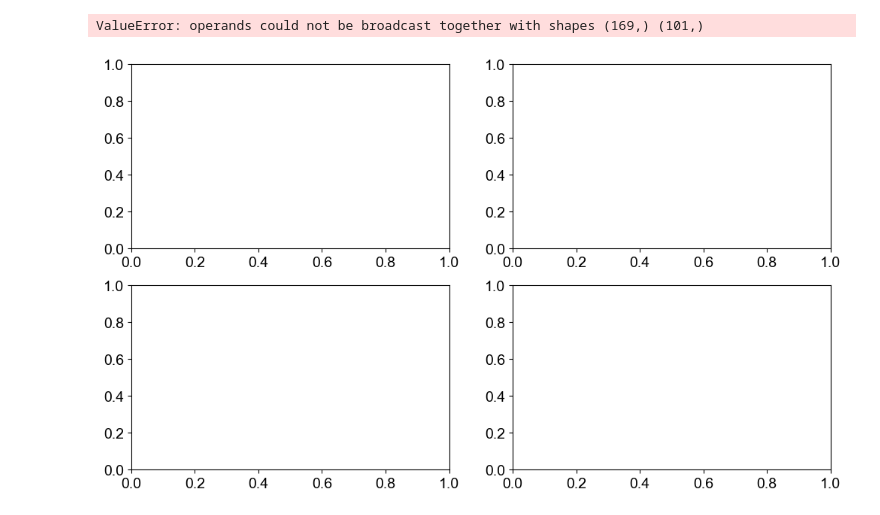
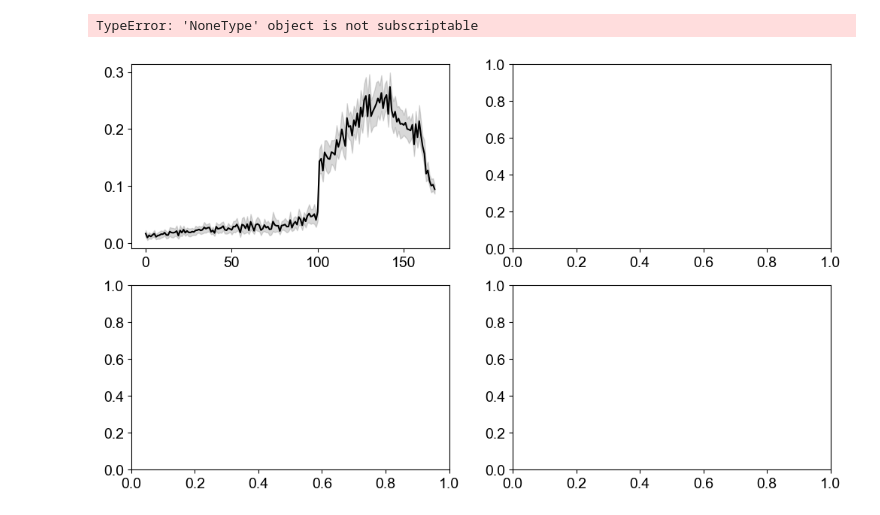
Before and after one commit to constanzabassi/GLM-analysis, a Jupyter notebook: run_glm_decoding_analysis.ipynb, the cells around one changed output. Drawn from its saved outputs; the diff is of its cells as text; code cells hidden in the pictures.

```diff
--- a/run_glm_decoding_analysis.ipynb
+++ b/run_glm_decoding_analysis.ipynb
@@ -9,7 +9,7 @@ from Plotter import Plotter as plotterfun
 # %%
 #initialize class
 # decoded_variables= {'sound_category', 'choice', 'photostim', 'outcome','shuffled/sound_category', 'shuffled/choice', 'shuffled/photostim', 'shuffled/outcome'}
-decoded_variables= { 'sound_category'}
+decoded_variables= { 'choice', 'outcome'}
 
 data_handler = datafun(decoded_variables=decoded_variables)  # Pass any initial data if needed
 # %%
@@ -24,7 +24,7 @@ datasets, mouse_dates_keys = data_handler.load_info(info_dir)
 #remove_indices = [0,1,2,3,4,5,6,7,8,9,10,11,12,13,14,15,16,17,18,19,20,21,22,23,24]
 #remove_indices = [0,2,3,6,8,9,10,11,12,13,15,16,18,19,20,21,22,23,24]
 #remove_indices = [0,2,3,4,5,6,7,8,9,10,11,12,13,14,15,16,17,18,19,20,21,22,23,24] #1
-remove_indices = [1,2,8,9,10,19,22]
+remove_indices = [0,1,2,8,9,10,11,19,22]
 
 # Remove indices from both lists
 datasets = [dat for i, dat in enumerate(datasets) if i not in remove_indices]
@@ -57,12 +55,12 @@ os.makedirs(save_results, exist_ok=True)
 
 model_type = 'GLM_3nmf_pre'
 #results_pre,results_pre_all = data_handler.process_multiple_datasets(datasets, model_type)
-# results_pre,results_pre_all_sb = data_handler.process_multiple_datasets(datasets, model_type,single_balanced=True)
+results_pre,results_pre_all_sb = data_handler.process_multiple_datasets(datasets, model_type,single_balanced=True)
 
 # results_pre_all['HA11-1R_2023-04-13']['sound_category'].keys() - gives means across sc or pop
 # results_pre_all['HA11-1R_2023-04-13']['sound_category'].keys() - gives each split!
 
 model_type = 'GLM_3nmf_passive'
 #results_pass,results_pass_all = data_handler.process_multiple_datasets(datasets, model_type)
-results_pass,results_pass_all_sb = data_handler.process_multiple_datasets(datasets, model_type,single_balanced=True)
+#results_pass,results_pass_all_sb = data_handler.process_multiple_datasets(datasets, model_type,single_balanced=True)
 # %% [output]
@@ -103,0 +95,6 @@ array([[  7.],
+# %%
+for dataset in results_pre_all_sb:
+    print(dataset)
+    print(np.shape(results_pre_all_sb[dataset]['outcome']['sc_cumulative_information_mean']))
+
+#del results_pre_all_sb['HE1-00_2023-05-30']
@@ -189,17 +204,17 @@ def plot_decoding_results(mean_results_all, decoder_type='choice', plot_type='po
 
     plt.show()
 # %%
-results_pre_all = results_pass_all_sb
+results_pre_all = results_pre_all_sb
 # Usage example:
 plot_decoding_results(results_pre_all,
-                     decoder_type= 'sound_category',
+                     decoder_type= 'choice',
                      plot_type='pop',
                      save_dir=plotter.save_results,
-                     xlim = (0,100),
+                     #xlim = (0,100),
                      ylim = [0.5, 0.5, 1, 1])
 # %% [output]
-ValueError: operands could not be broadcast together with shapes (169,) (101,)
+TypeError: 'NoneType' object is not subscriptable
-[figure, old version]
+[figure, new version]
 # %%
 # make plots of the mean decoding accuracy
 #plotter.plot_decoding_results(results_pre, mouse_dates_keys, 'sound_category', 'choice', 'photostim', 'outcome', 'shuffled/sound_category', 'shuffled/choice', 'shuffled/photostim', 'shuffled/outcome', save_results, 'pre')
```
Also changed, not shown: parts of 9 cells of this notebook.
